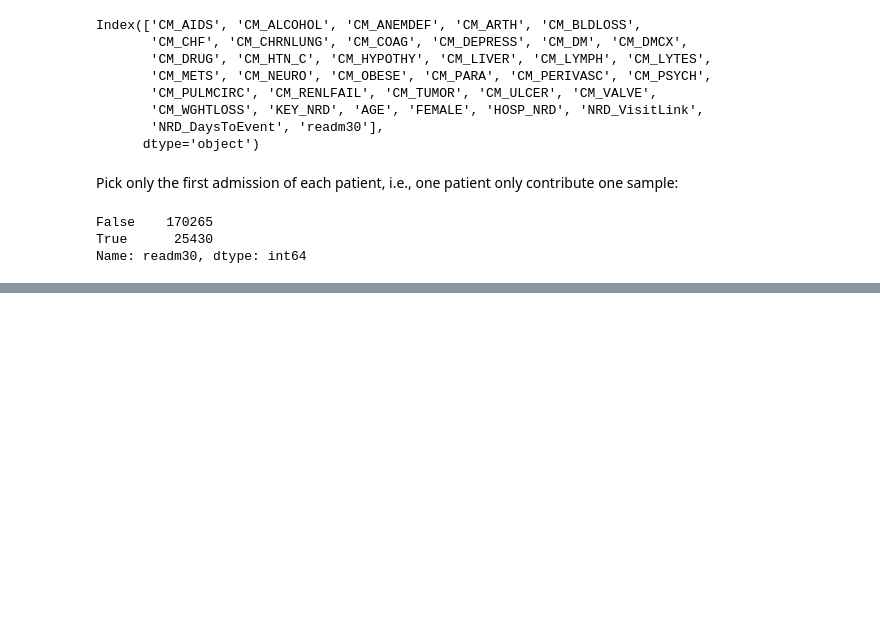
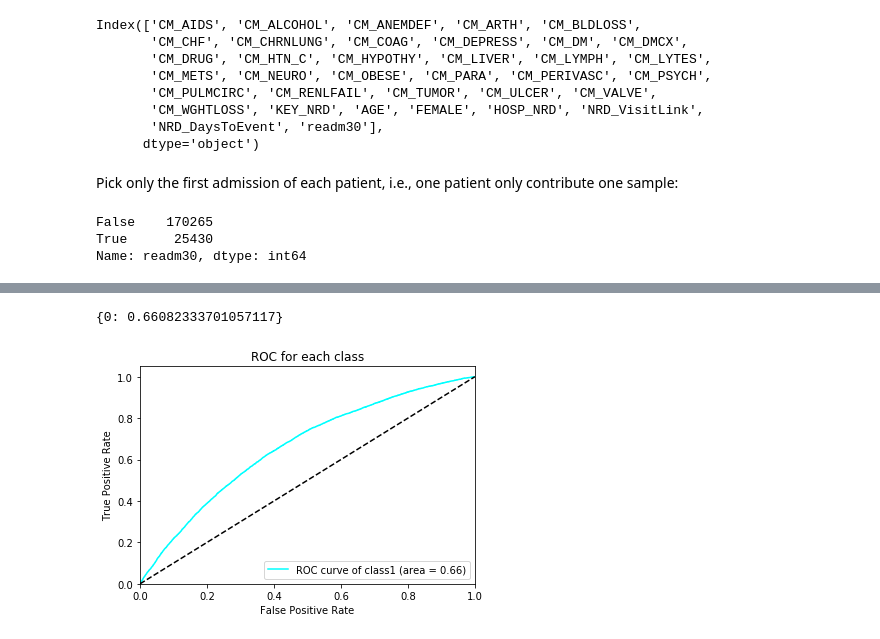
Before and after one commit to wenshuoliu/DLproj, a Jupyter notebook: NRD/Prediction_by_comorbidities.ipynb, the cells around one changed output, grey strips where cells are left out. Saved outputs shown, nothing was run; the diff lists cells and outputs as text; code cells hidden in the pictures; blank space fills up the shorter version.

Commit message:
Finished a naive version of MLP for the prediction of 30-day readmission of the ami cohort. It is essentially the same  as the result of mixed effects logistic regression.

```diff
--- a/NRD/Prediction_by_comorbidities.ipynb
+++ b/NRD/Prediction_by_comorbidities.ipynb
@@ -82,0 +187,3 @@ plot_roc(pred_test['y_pred'].values, pred_test['y_true'].values)
+# %%
+hist = model.fit([X_train, hosp_train], y_train, batch_size=128, epochs=20, callbacks=[checkpointer, reduce_lr, earlystop],
+                 validation_data=[[X_test, hosp_test], y_test])
@@ -82,0 +208,11 @@ plot_roc(pred_test['y_pred'].values, pred_test['y_true'].values)
+# %%
+model.load_weights(model_path+'ami_comorb1.h5')
+# %%
+y_pred = model.predict([X_test, hosp_test], batch_size=128)
+# %%
+y_pred = y_pred.reshape(y_test.shape)
+# %%
+plot_roc(y_pred, y_test)
+# %% [output]
+{0: 0.66082333701057117}
+[figure, added]
```
Also changed, not shown: parts of 28 cells of this notebook, 2 other files.
